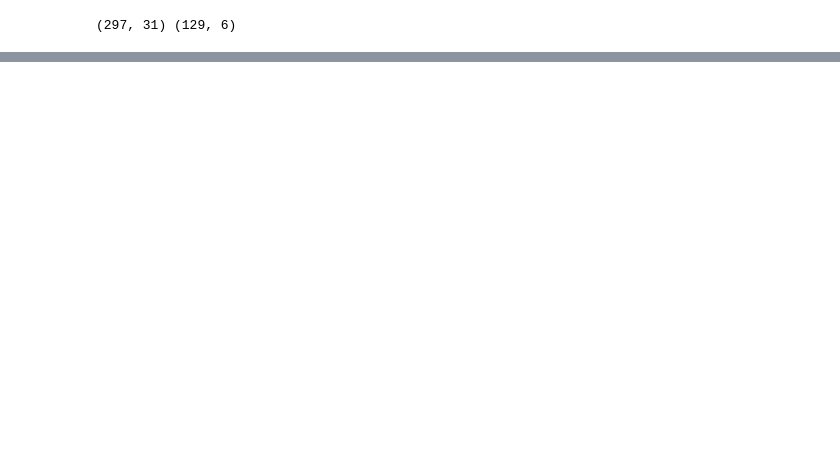
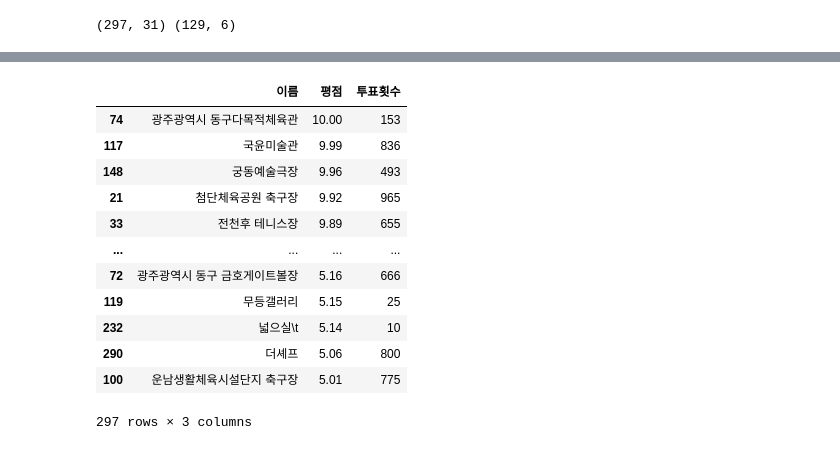
Before and after one commit to oocheol/Health_Find, a Jupyter notebook: Model.ipynb, the cells around one changed output, grey strips where cells are left out. Saved outputs shown, nothing was run; the diff lists cells and outputs as text; code cells hidden in the pictures; blank space fills up the shorter version.

```diff
--- a/Model.ipynb
+++ b/Model.ipynb
@@ -63,0 +61,4 @@ print(df_temp.shape, df1.shape)
+# %%
+df3 = pd.read_csv('df.csv')
+
+df3.head(3)
@@ -63,0 +213,17 @@ print(df_temp.shape, df1.shape)
+# %%
+df_test[['이름', '평점', '투표횟수']].sort_values(
+    '평점', ascending=False)
+# %% [output]
+|  | 이름 | 평점 | 투표횟수 |
+| 74 | 광주광역시 동구다목적체육관 | 10.00 | 153 |
+| 117 | 국윤미술관 | 9.99 | 836 |
+| 148 | 궁동예술극장 | 9.96 | 493 |
+| 21 | 첨단체육공원 축구장 | 9.92 | 965 |
+| 33 | 전천후 테니스장 | 9.89 | 655 |
+| ... | ... | ... | ... |
+| 72 | 광주광역시 동구 금호게이트볼장 | 5.16 | 666 |
+| 119 | 무등갤러리 | 5.15 | 25 |
+| 232 | 넓으실\t | 5.14 | 10 |
+| 290 | 더셰프 | 5.06 | 800 |
+| 100 | 운남생활체육시설단지 축구장 | 5.01 | 775 |
+297 rows × 3 columns
```
Also changed, not shown: parts of 23 cells of this notebook, 2 other files.
